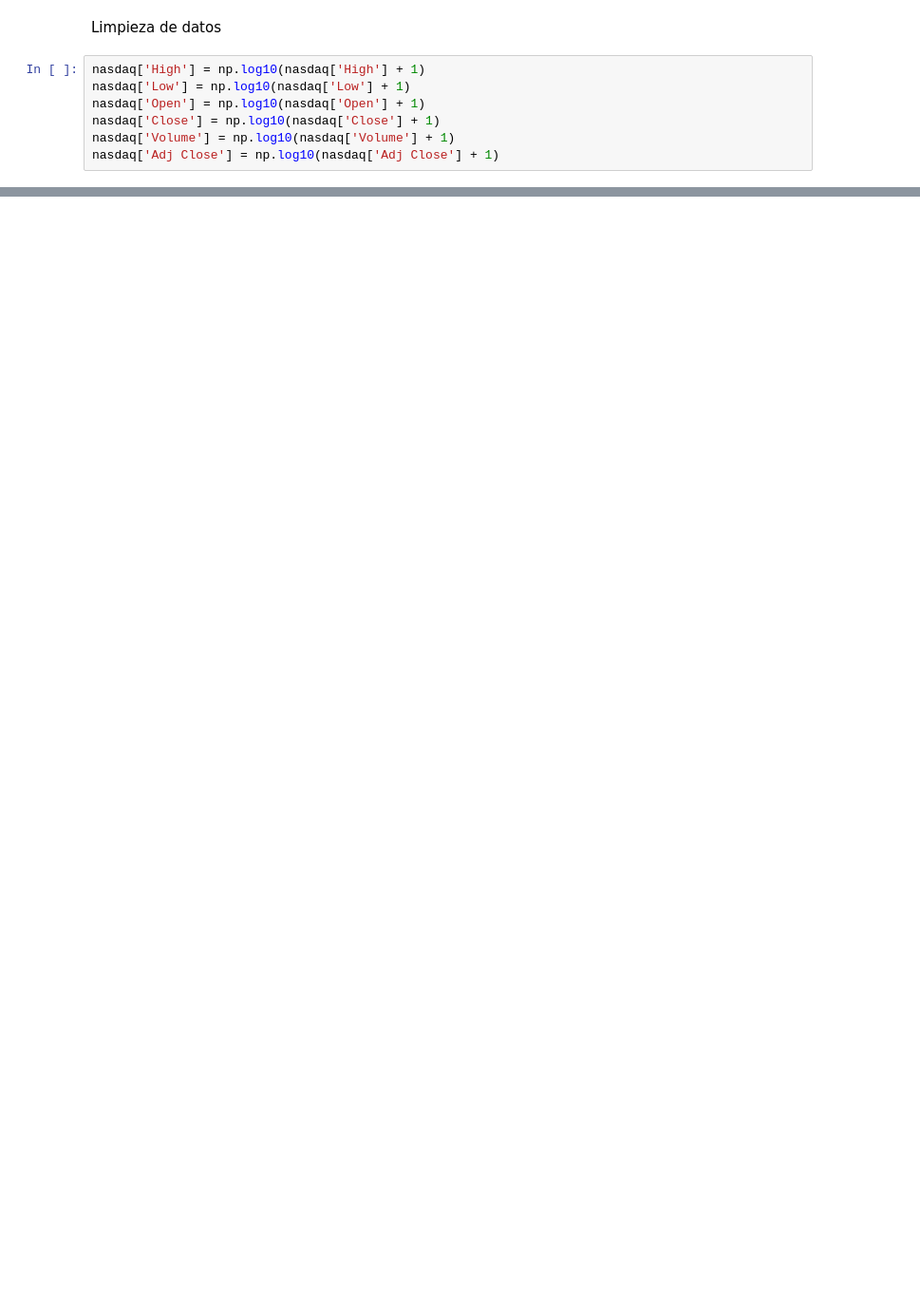
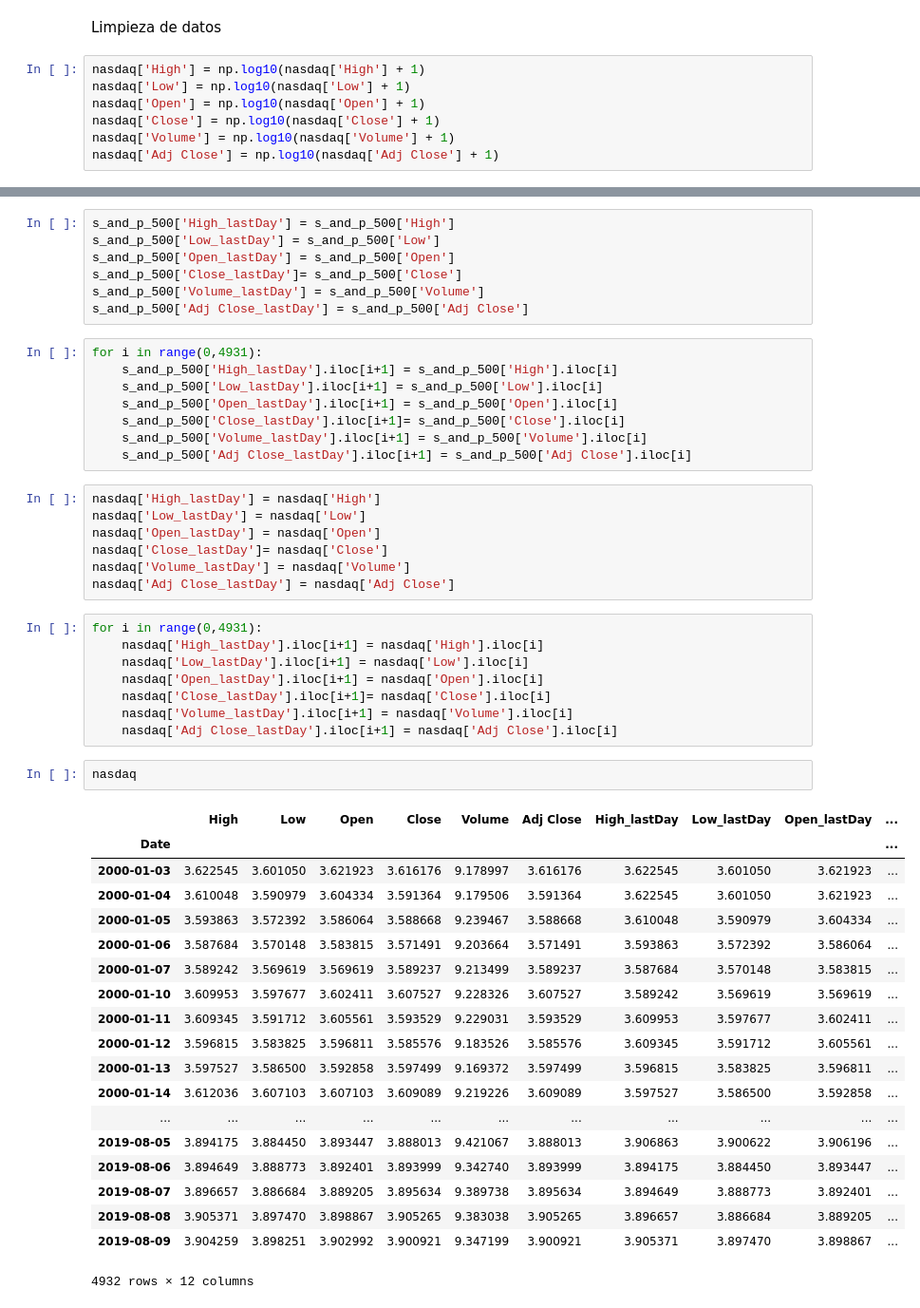
Before and after one commit to andresqb198/StockMarket, a Jupyter notebook: ProjectModelos.ipynb, the cells around one changed output, grey strips where cells are left out. Shown at 95% size. Cells and saved outputs as stored; diff of their text form; blank space fills up the shorter version.

```diff
--- a/ProjectModelos.ipynb
+++ b/ProjectModelos.ipynb
@@ -86,0 +161,52 @@ nasdaq.to_csv('CLEAN_nasdaq.csv')
+# %%
+s_and_p_500['High_lastDay'] = s_and_p_500['High']
+s_and_p_500['Low_lastDay'] = s_and_p_500['Low']
+s_and_p_500['Open_lastDay'] = s_and_p_500['Open']
+s_and_p_500['Close_lastDay']= s_and_p_500['Close']
+s_and_p_500['Volume_lastDay'] = s_and_p_500['Volume']
+s_and_p_500['Adj Close_lastDay'] = s_and_p_500['Adj Close']
+# %%
+for i in range(0,4931):
+    s_and_p_500['High_lastDay'].iloc[i+1] = s_and_p_500['High'].iloc[i]
+    s_and_p_500['Low_lastDay'].iloc[i+1] = s_and_p_500['Low'].iloc[i]
+    s_and_p_500['Open_lastDay'].iloc[i+1] = s_and_p_500['Open'].iloc[i]
+    s_and_p_500['Close_lastDay'].iloc[i+1]= s_and_p_500['Close'].iloc[i]
+    s_and_p_500['Volume_lastDay'].iloc[i+1] = s_and_p_500['Volume'].iloc[i]
+    s_and_p_500['Adj Close_lastDay'].iloc[i+1] = s_and_p_500['Adj Close'].iloc[i]
+# %%
+nasdaq['High_lastDay'] = nasdaq['High']
+nasdaq['Low_lastDay'] = nasdaq['Low']
+nasdaq['Open_lastDay'] = nasdaq['Open']
+nasdaq['Close_lastDay']= nasdaq['Close']
+nasdaq['Volume_lastDay'] = nasdaq['Volume']
+nasdaq['Adj Close_lastDay'] = nasdaq['Adj Close']
+# %%
+for i in range(0,4931):
+    nasdaq['High_lastDay'].iloc[i+1] = nasdaq['High'].iloc[i]
+    nasdaq['Low_lastDay'].iloc[i+1] = nasdaq['Low'].iloc[i]
+    nasdaq['Open_lastDay'].iloc[i+1] = nasdaq['Open'].iloc[i]
+    nasdaq['Close_lastDay'].iloc[i+1]= nasdaq['Close'].iloc[i]
+    nasdaq['Volume_lastDay'].iloc[i+1] = nasdaq['Volume'].iloc[i]
+    nasdaq['Adj Close_lastDay'].iloc[i+1] = nasdaq['Adj Close'].iloc[i]
+# %%
+nasdaq
+# %% [output]
+|  | High | Low | Open | Close | Volume | Adj Close | High_lastDay | Low_lastDay | Open_lastDay | ... |
+| Date |  |  |  |  |  |  |  |  |  | ... |
+| 2000-01-03 | 3.622545 | 3.601050 | 3.621923 | 3.616176 | 9.178997 | 3.616176 | 3.622545 | 3.601050 | 3.621923 | ... |
+| 2000-01-04 | 3.610048 | 3.590979 | 3.604334 | 3.591364 | 9.179506 | 3.591364 | 3.622545 | 3.601050 | 3.621923 | ... |
+| 2000-01-05 | 3.593863 | 3.572392 | 3.586064 | 3.588668 | 9.239467 | 3.588668 | 3.610048 | 3.590979 | 3.604334 | ... |
+| 2000-01-06 | 3.587684 | 3.570148 | 3.583815 | 3.571491 | 9.203664 | 3.571491 | 3.593863 | 3.572392 | 3.586064 | ... |
+| 2000-01-07 | 3.589242 | 3.569619 | 3.569619 | 3.589237 | 9.213499 | 3.589237 | 3.587684 | 3.570148 | 3.583815 | ... |
+| 2000-01-10 | 3.609953 | 3.597677 | 3.602411 | 3.607527 | 9.228326 | 3.607527 | 3.589242 | 3.569619 | 3.569619 | ... |
+| 2000-01-11 | 3.609345 | 3.591712 | 3.605561 | 3.593529 | 9.229031 | 3.593529 | 3.609953 | 3.597677 | 3.602411 | ... |
+| 2000-01-12 | 3.596815 | 3.583825 | 3.596811 | 3.585576 | 9.183526 | 3.585576 | 3.609345 | 3.591712 | 3.605561 | ... |
+| 2000-01-13 | 3.597527 | 3.586500 | 3.592858 | 3.597499 | 9.169372 | 3.597499 | 3.596815 | 3.583825 | 3.596811 | ... |
+| 2000-01-14 | 3.612036 | 3.607103 | 3.607103 | 3.609089 | 9.219226 | 3.609089 | 3.597527 | 3.586500 | 3.592858 | ... |
+| ... | ... | ... | ... | ... | ... | ... | ... | ... | ... | ... |
+| 2019-08-05 | 3.894175 | 3.884450 | 3.893447 | 3.888013 | 9.421067 | 3.888013 | 3.906863 | 3.900622 | 3.906196 | ... |
+| 2019-08-06 | 3.894649 | 3.888773 | 3.892401 | 3.893999 | 9.342740 | 3.893999 | 3.894175 | 3.884450 | 3.893447 | ... |
+| 2019-08-07 | 3.896657 | 3.886684 | 3.889205 | 3.895634 | 9.389738 | 3.895634 | 3.894649 | 3.888773 | 3.892401 | ... |
+| 2019-08-08 | 3.905371 | 3.897470 | 3.898867 | 3.905265 | 9.383038 | 3.905265 | 3.896657 | 3.886684 | 3.889205 | ... |
+| 2019-08-09 | 3.904259 | 3.898251 | 3.902992 | 3.900921 | 9.347199 | 3.900921 | 3.905371 | 3.897470 | 3.898867 | ... |
+4932 rows × 12 columns
```
Also changed, not shown: parts of 16 cells of this notebook.
